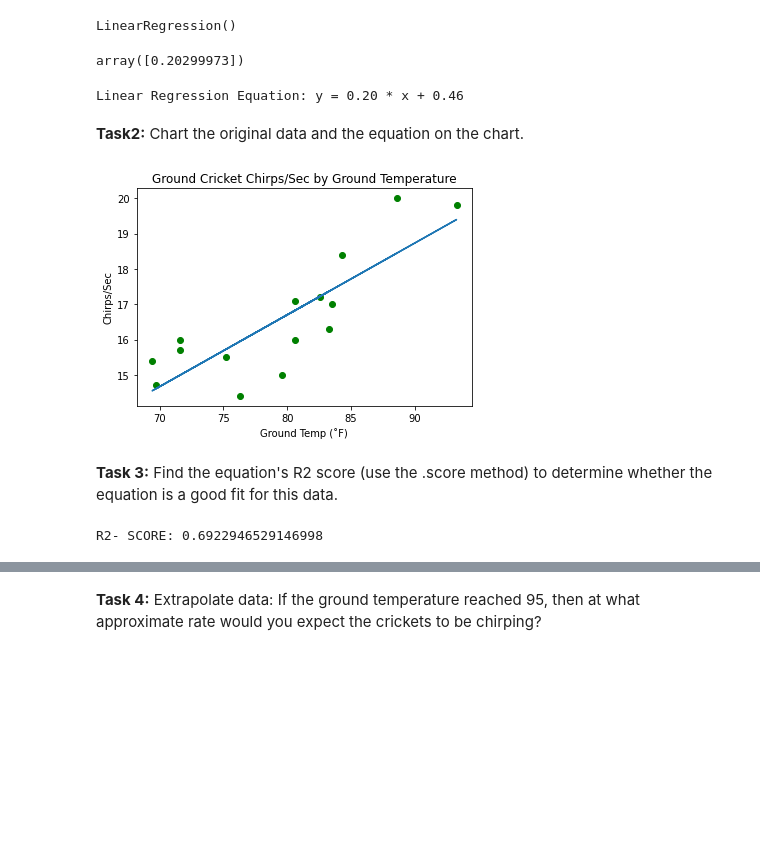
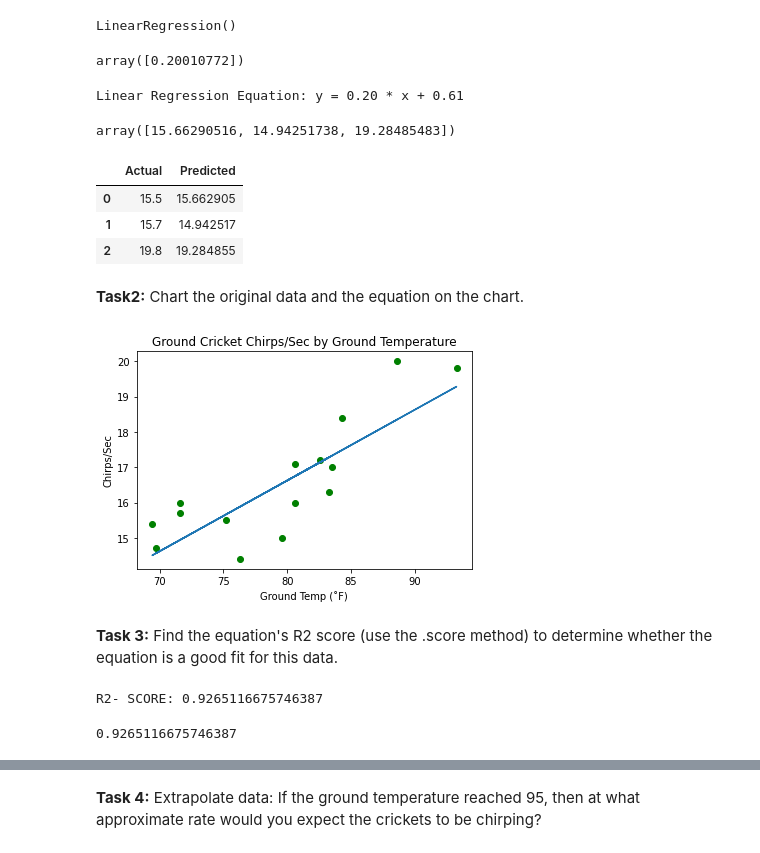
Before and after one commit to NikhithaVarma/Guvi-Task6, a Jupyter notebook: Assignment_5(Ground_Cricket_Chirps).ipynb, the cells around one changed output, grey strips where cells are left out. Drawn from its saved outputs; the diff is of its cells as text; code cells hidden in the pictures; blank space fills up the shorter version.

```diff
--- a/Assignment_5(Ground_Cricket_Chirps).ipynb
+++ b/Assignment_5(Ground_Cricket_Chirps).ipynb
@@ -52,3 +65,7 @@ dtype: object
 # %%
 X = df[['Ground Temperature']].values #feature
 y = df['Chirps/Second'].values  #target
+
+from sklearn.model_selection import train_test_split
+X_train, X_test, y_train, y_test = train_test_split(X, y, test_size=0.2)
+y_test
@@ -59,7 +82,7 @@ y = df['Chirps/Second'].values  #target
 #fitting the model
 from sklearn.linear_model import LinearRegression
 gcc=LinearRegression()
-gcc.fit(X,y)
+gcc.fit(X_train,y_train)
 # %% [output]
 LinearRegression()
 # %%
@@ -68,12 +91,25 @@ coefficient= gcc.coef_
 intercept= gcc.intercept_
 coefficient
 # %% [output]
-array([0.20299973])
+array([0.20010772])
 # %%
 #printing the linear regression equation y=mx+c
 print("Linear Regression Equation: y = {:.2f} * x + {:.2f}".format(coefficient[0], intercept))
 # %% [output]
-Linear Regression Equation: y = 0.20 * x + 0.46
+Linear Regression Equation: y = 0.20 * x + 0.61
+# %%
+y_pred = gcc.predict(X_test)
+y_pred
+# %% [output]
+array([15.66290516, 14.94251738, 19.28485483])
+# %%
+df1 = pd.DataFrame({'Actual': y_test, 'Predicted': y_pred})
+df1
+# %% [output]
+|  | Actual | Predicted |
+| 0 | 15.5 | 15.662905 |
+| 1 | 15.7 | 14.942517 |
+| 2 | 19.8 | 19.284855 |
 # %% [markdown]
 **Task2:** Chart the original data and the equation on the chart.
 # %%
@@ -84,10 +120,14 @@ plt.xlabel('Ground Temp (˚F)')
 plt.ylabel('Chirps/Sec')
 plt.show()
 # %% [output]
-[figure, old version]
+[figure, new version]
 # %% [markdown]
 **Task 3:** Find the equation's  R2  score (use the .score method) to determine whether the equation is a good fit for this data.
-# %%
-print('R2- SCORE:', gcc.score(X,y))
-# %% [output]
-R2- SCORE: 0.6922946529146998
+# %%
+#print('R2- SCORE:', gcc.score(X,y))
+from sklearn import metrics
+print('R2- SCORE:', metrics.r2_score(y_test,y_pred))
+gcc.score(X_test,y_test)
+# %% [output]
+R2- SCORE: 0.9265116675746387
+0.9265116675746387
```
Also changed, not shown: parts of 7 cells of this notebook.
